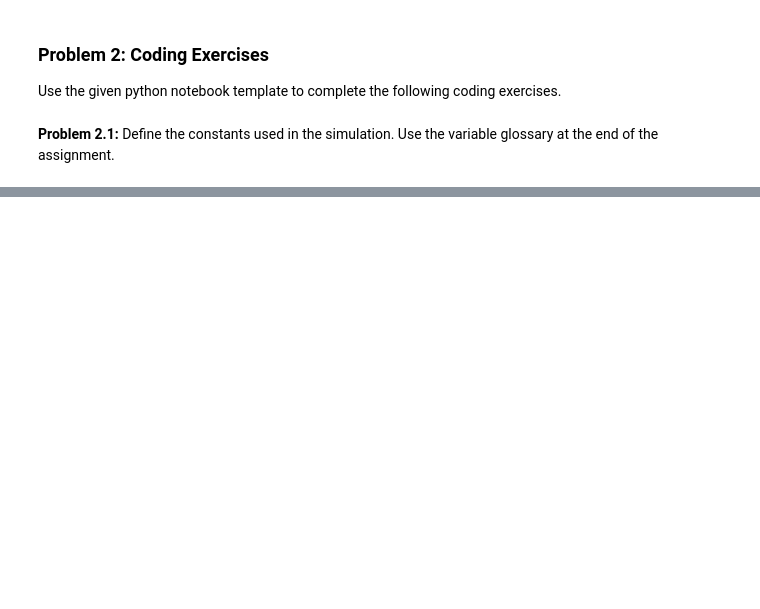
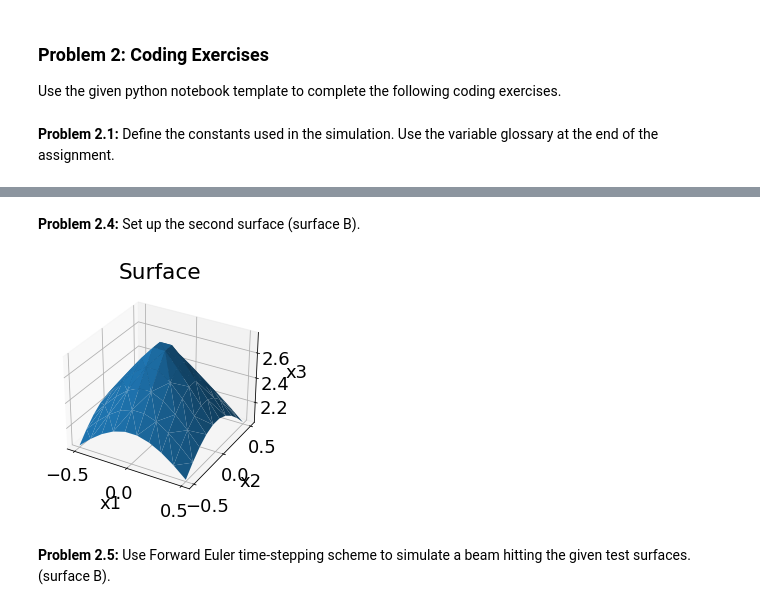
Before and after one commit to emremengi/AIFS-Modules, a Jupyter notebook: AIFS Modules/Module_3A/Module3A_Sol.ipynb, the cells around one changed output, grey strips where cells are left out. Cells and saved outputs as stored; diff of their text form; code cells hidden in the pictures; blank space fills up the shorter version.

```diff
--- a/AIFS Modules/Module_3A/Module3A_Sol.ipynb
+++ b/AIFS Modules/Module_3A/Module3A_Sol.ipynb
@@ -315,0 +382,52 @@ Previous file deleted.
+# %% [markdown]
+**Problem 2.4:** Set up the second surface (surface B).
+# %%
+######################### Set up the surface (SURFACE B) ##########################################
+
+# set up limits of test surface
+test_lim = 0.5;
+
+# create grid of points using linspace
+x1 = np.linspace(-test_lim,test_lim,10)
+x2 = np.linspace(-test_lim,test_lim,10)
+
+# create grid of points using meshgrid
+[X1, X2] = np.meshgrid(x1,x2)
+
+# reshape grid into a column vector
+X1 = np.reshape(X1,[np.size(X1),1])
+X2 = np.reshape(X2,[np.size(X2),1])
+
+# write surface equation for surface a
+X3 = np.sqrt((5 - np.sqrt(X1**2 + X2**2))**2 - 4)-1.75 # surface b #FILL IN HERE
+
+# Calculate normals
+
+#surface A
+#delF
+delGx1 = 1/(2*np.sqrt((5 - np.sqrt(X1**2 + X2**2))**2 - 4))*2*(5 - np.sqrt(X1**2 + X2**2))*-1/(2*np.sqrt(X1**2 + X2**2))*2*X1 #FILL IN HERE
+delGx2 = 1/(2*np.sqrt((5 - np.sqrt(X1**2 + X2**2))**2 - 4))*2*(5 - np.sqrt(X1**2 + X2**2))*-1/(2*np.sqrt(X1**2 + X2**2))*2*X2 #FILL IN HERE
+
+delFx1 = delGx1
+delFx2 = delGx2
+delFx3 = np.ones([np.size(delGx1),1])*-1
+
+gradF = np.hstack([delFx1, delFx2, delFx3])
+magdelF = np.reshape(np.linalg.norm(gradF,2,1),(np.size(X1),1))
+
+normal = - gradF / magdelF
+
+# plot surface
+fig = plt.figure()
+ax = fig.gca(projection='3d')
+ax.plot_trisurf(X1[:,0], X2[:,0], X3[:,0], linewidth=0.2, antialiased=True)
+ax.set_xlabel('x1')
+ax.set_ylabel('x2')
+ax.set_zlabel('x3')
+# label plot
+plt.title('Surface')
+plt.show()
+# %% [output]
+[figure, added]
+# %% [markdown]
+**Problem 2.5:** Use Forward Euler time-stepping scheme to simulate a beam hitting the given test surfaces. (surface B).
```
Also changed, not shown: parts of 26 cells of this notebook, 7 other files.
